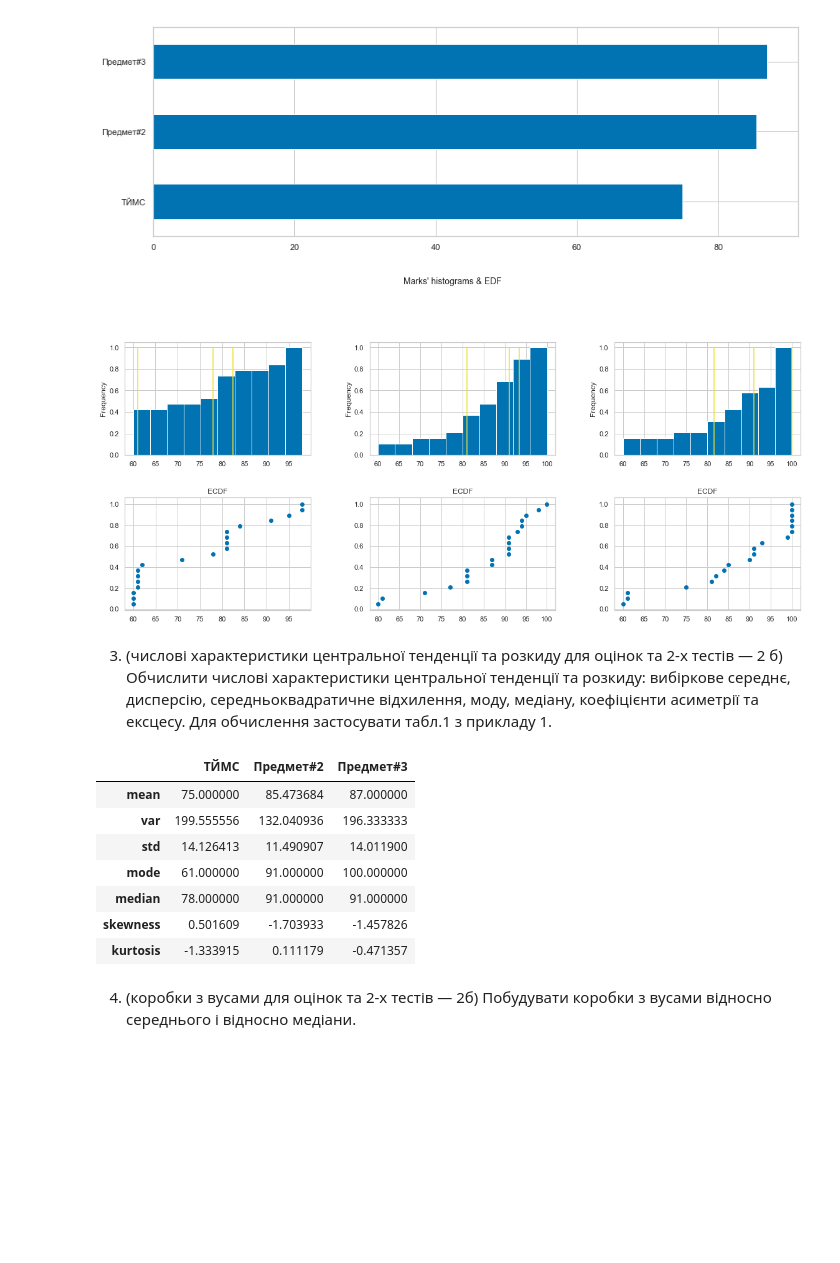
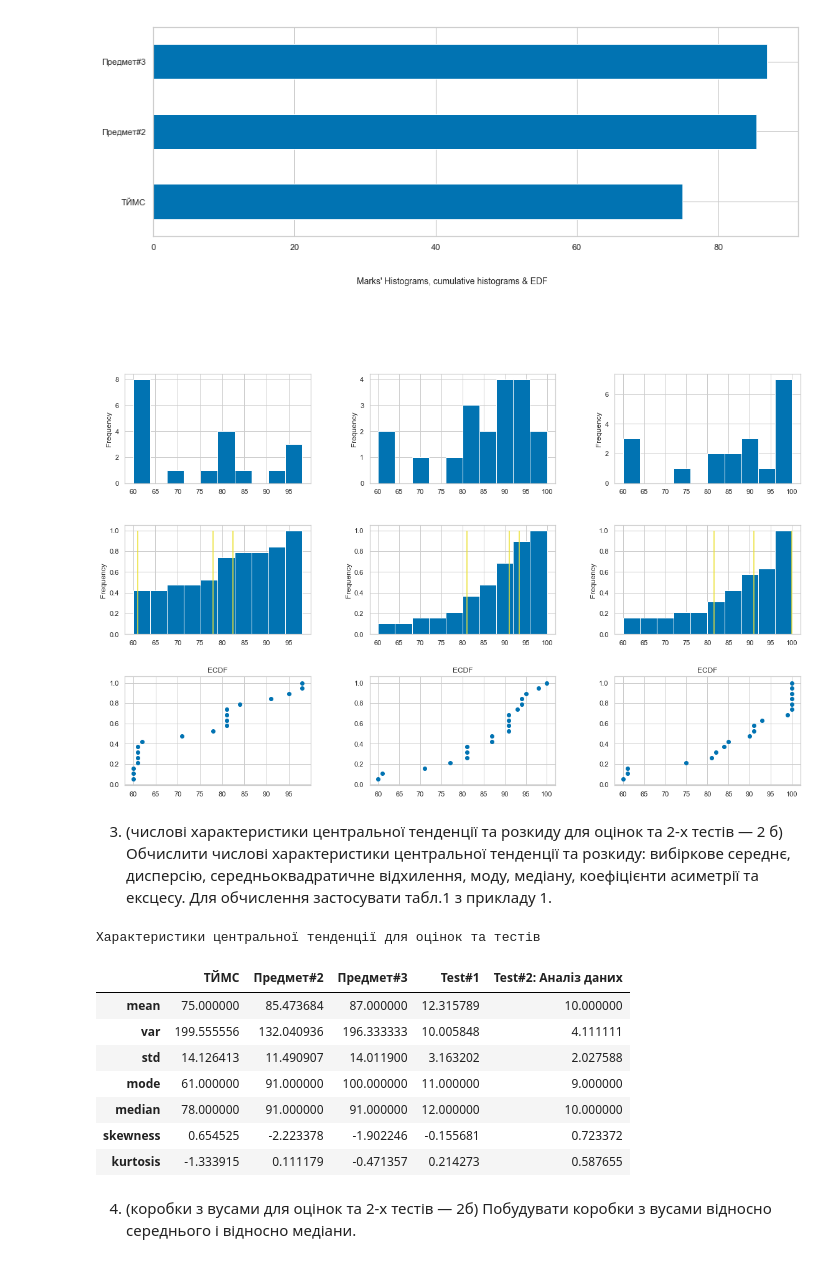
Before and after one commit to EddieKro/Data-Analysis, a Jupyter notebook: projects/poll/PM4_EDA.ipynb, the cells around one changed output. Cells and saved outputs as stored; diff of their text form; code cells hidden in the pictures; blank space fills up the shorter version.

```diff
--- a/projects/poll/PM4_EDA.ipynb
+++ b/projects/poll/PM4_EDA.ipynb
@@ -220,35 +220,42 @@ data[grade_cols].mean().plot(figsize=(15,5),kind='barh')
 <matplotlib.axes._subplots.AxesSubplot at 0x...>
 [figure]
 # %%
-fig, axs = plt.subplots(2,3,figsize = (16,8))
-fig.suptitle("Marks' histograms & EDF",fontsize=14)
+fig, axs = plt.subplots(3,3,figsize = (16,12))
+fig.suptitle("Marks' Histograms, cumulative histograms & EDF",fontsize=14)
 for i,col in enumerate(grade_cols):
-    data[col].plot(kind='hist',cumulative=True,density=True,ax=axs[0,i])
+    data[col].plot(kind='hist',ax=axs[0,i])
+
+    data[col].plot(kind='hist',cumulative=True,density=True,ax=axs[1,i])
     percentiles = np.percentile(data[col], [25, 50, 75])
-    axs[0,i].vlines(percentiles, ymin=0, ymax=1, color='y')
+    axs[1,i].vlines(percentiles, ymin=0, ymax=1, color='y')
 
     n =data[col].shape[0]
-    axs[1,i].scatter(np.sort(data[col]), np.arange(1, n+1) / n)
-    axs[1,i].set_title('ECDF')
+    axs[2,i].scatter(np.sort(data[col]), np.arange(1, n+1) / n)
+    axs[2,i].set_title('ECDF')
 
 fig.tight_layout(w_pad = 5,h_pad = 5)
 fig.subplots_adjust(top = 0.8)
 # %% [output]
-[figure, old version]
+[figure, new version]
 # %% [markdown]
 3. (числові характеристики центральної тенденції та розкиду для оцінок та 2-х тестів — 2 б) Обчислити числові характеристики центральної тенденції та розкиду: вибіркове середнє, дисперсію, середньоквадратичне відхилення, моду, медіану, коефіцієнти асиметрії та ексцесу. Для обчислення застосувати табл.1 з прикладу 1.
 # %%
-pd.DataFrame([magic.mean(marks),magic.variance(marks),magic.stddev(marks),magic.mode(marks),magic.median(marks),magic.skewness(marks),magic.kurtosis(marks)],
+tests_cols = ['Test#1','Test#2: Аналіз даних']
+quant_cols = list(marks.columns) + tests_cols
+
+print('Характеристики центральної тенденції для оцінок та тестів')
+pd.DataFrame([magic.mean(data[quant_cols]),magic.variance(data[quant_cols]),magic.stddev(data[quant_cols]),magic.mode(data[quant_cols]),magic.median(data[quant_cols]),magic.skewness(data[quant_cols]),magic.kurtosis(data[quant_cols])],
              index=['mean','var','std','mode','median','skewness','kurtosis'])
 # %% [output]
+Характеристики центральної тенденції для оцінок та тестів
-|  | ТЙМС | Предмет#2 | Предмет#3 |
-| mean | 75.000000 | 85.473684 | 87.000000 |
-| var | 199.555556 | 132.040936 | 196.333333 |
-| std | 14.126413 | 11.490907 | 14.011900 |
-| mode | 61.000000 | 91.000000 | 100.000000 |
-| median | 78.000000 | 91.000000 | 91.000000 |
-| skewness | 0.501609 | -1.703933 | -1.457826 |
-| kurtosis | -1.333915 | 0.111179 | -0.471357 |
+|  | ТЙМС | Предмет#2 | Предмет#3 | Test#1 | Test#2: Аналіз даних |
+| mean | 75.000000 | 85.473684 | 87.000000 | 12.315789 | 10.000000 |
+| var | 199.555556 | 132.040936 | 196.333333 | 10.005848 | 4.111111 |
+| std | 14.126413 | 11.490907 | 14.011900 | 3.163202 | 2.027588 |
+| mode | 61.000000 | 91.000000 | 100.000000 | 11.000000 | 9.000000 |
+| median | 78.000000 | 91.000000 | 91.000000 | 12.000000 | 10.000000 |
+| skewness | 0.654525 | -2.223378 | -1.902246 | -0.155681 | 0.723372 |
+| kurtosis | -1.333915 | 0.111179 | -0.471357 | 0.214273 | 0.587655 |
 # %% [markdown]
 4. (коробки з вусами для оцінок та 2-х тестів — 2б) Побудувати коробки з вусами відносно середнього і відносно медіани.
 # %%
```
Also changed, not shown: parts of 4 cells of this notebook.
